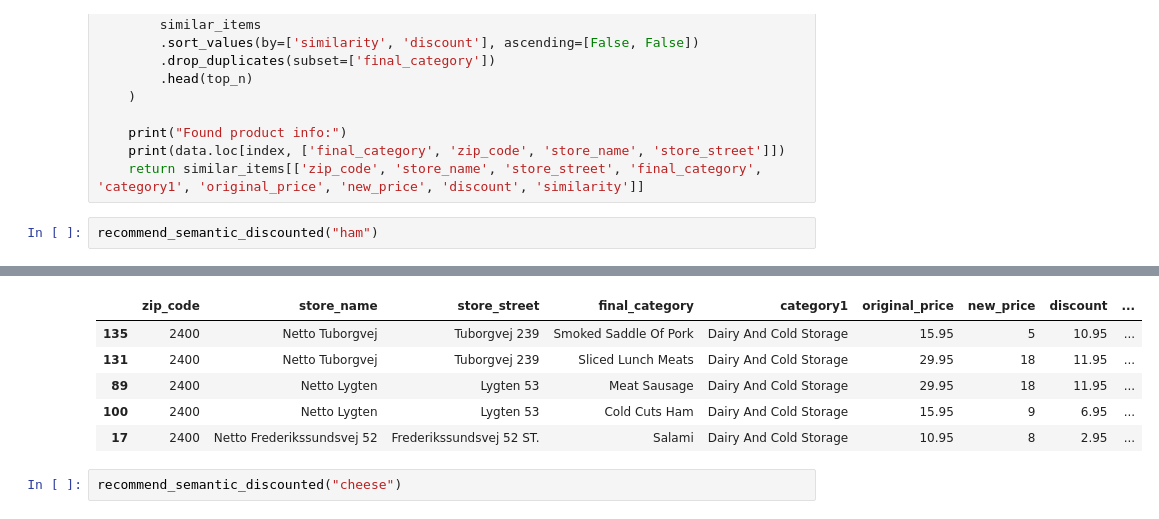
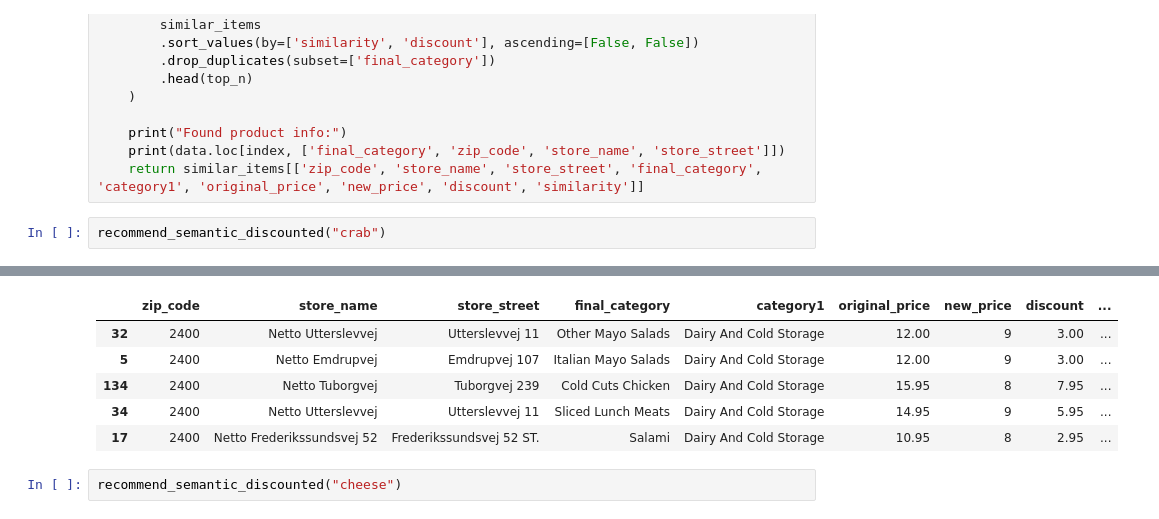
Before and after one commit to Thorvaldurl/BusinessAnalytics, a Jupyter notebook: Thor/embedding_recommender.ipynb, the cells around one changed output, grey strips where cells are left out. Cells and saved outputs as stored; diff of their text form.

```diff
--- a/Thor/embedding_recommender.ipynb
+++ b/Thor/embedding_recommender.ipynb
@@ -102,6 +102,6 @@ def recommend_semantic_discounted(product_name, top_n=5, similarity_threshold=0.
     print(data.loc[index, ['final_category', 'zip_code', 'store_name', 'store_street']])
     return similar_items[['zip_code', 'store_name', 'store_street', 'final_category', 'category1', 'original_price', 'new_price', 'discount', 'similarity']]
 # %%
-recommend_semantic_discounted("ham")
+recommend_semantic_discounted("crab")
 # %% [output]
 Found product info:
@@ -113,8 +113,8 @@ Name: 11, dtype: object
 |  | zip_code | store_name | store_street | final_category | category1 | original_price | new_price | discount | ... |
-| 135 | 2400 | Netto Tuborgvej | Tuborgvej 239 | Smoked Saddle Of Pork | Dairy And Cold Storage | 15.95 | 5 | 10.95 | ... |
-| 131 | 2400 | Netto Tuborgvej | Tuborgvej 239 | Sliced Lunch Meats | Dairy And Cold Storage | 29.95 | 18 | 11.95 | ... |
-| 89 | 2400 | Netto Lygten | Lygten 53 | Meat Sausage | Dairy And Cold Storage | 29.95 | 18 | 11.95 | ... |
-| 100 | 2400 | Netto Lygten | Lygten 53 | Cold Cuts Ham | Dairy And Cold Storage | 15.95 | 9 | 6.95 | ... |
+| 32 | 2400 | Netto Utterslevvej | Utterslevvej 11 | Other Mayo Salads | Dairy And Cold Storage | 12.00 | 9 | 3.00 | ... |
+| 5 | 2400 | Netto Emdrupvej | Emdrupvej 107 | Italian Mayo Salads | Dairy And Cold Storage | 12.00 | 9 | 3.00 | ... |
+| 134 | 2400 | Netto Tuborgvej | Tuborgvej 239 | Cold Cuts Chicken | Dairy And Cold Storage | 15.95 | 8 | 7.95 | ... |
+| 34 | 2400 | Netto Utterslevvej | Utterslevvej 11 | Sliced Lunch Meats | Dairy And Cold Storage | 14.95 | 9 | 5.95 | ... |
 | 17 | 2400 | Netto Frederikssundsvej 52 | Frederikssundsvej 52 ST. | Salami | Dairy And Cold Storage | 10.95 | 8 | 2.95 | ... |
 # %%
 recommend_semantic_discounted("cheese")
```
Also changed, not shown: parts of 1 cell of this notebook, 2 other files.
